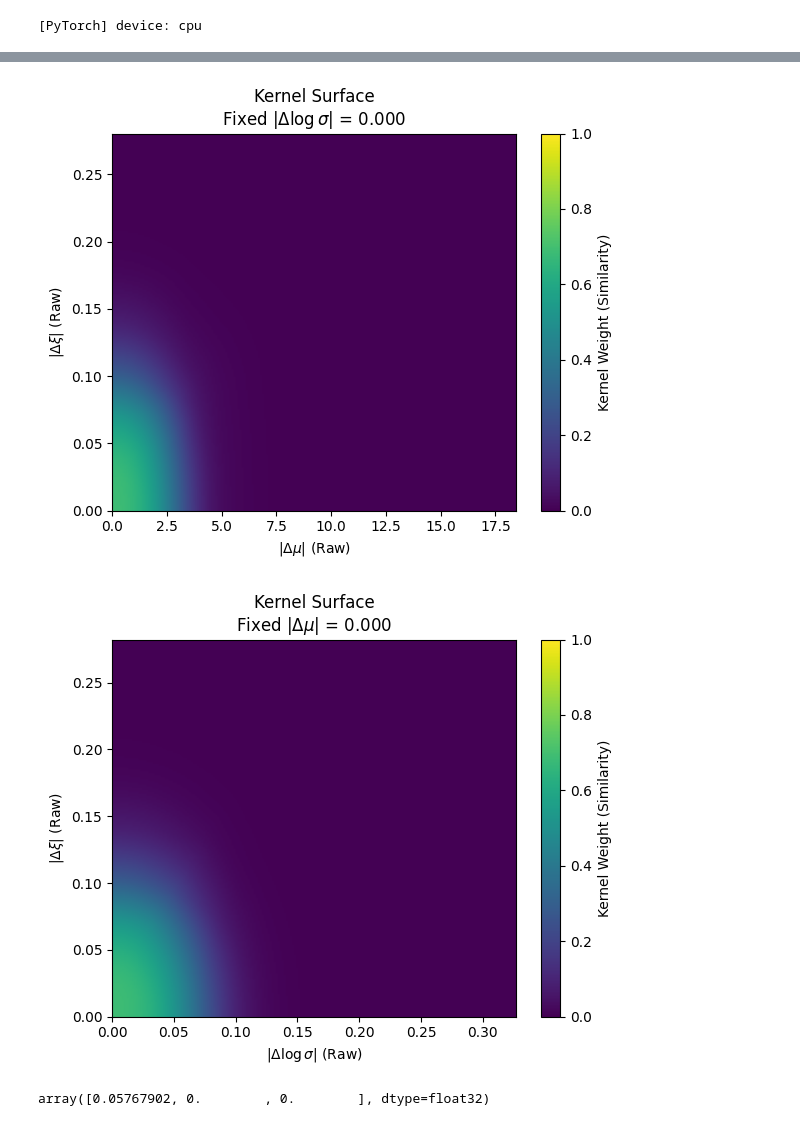
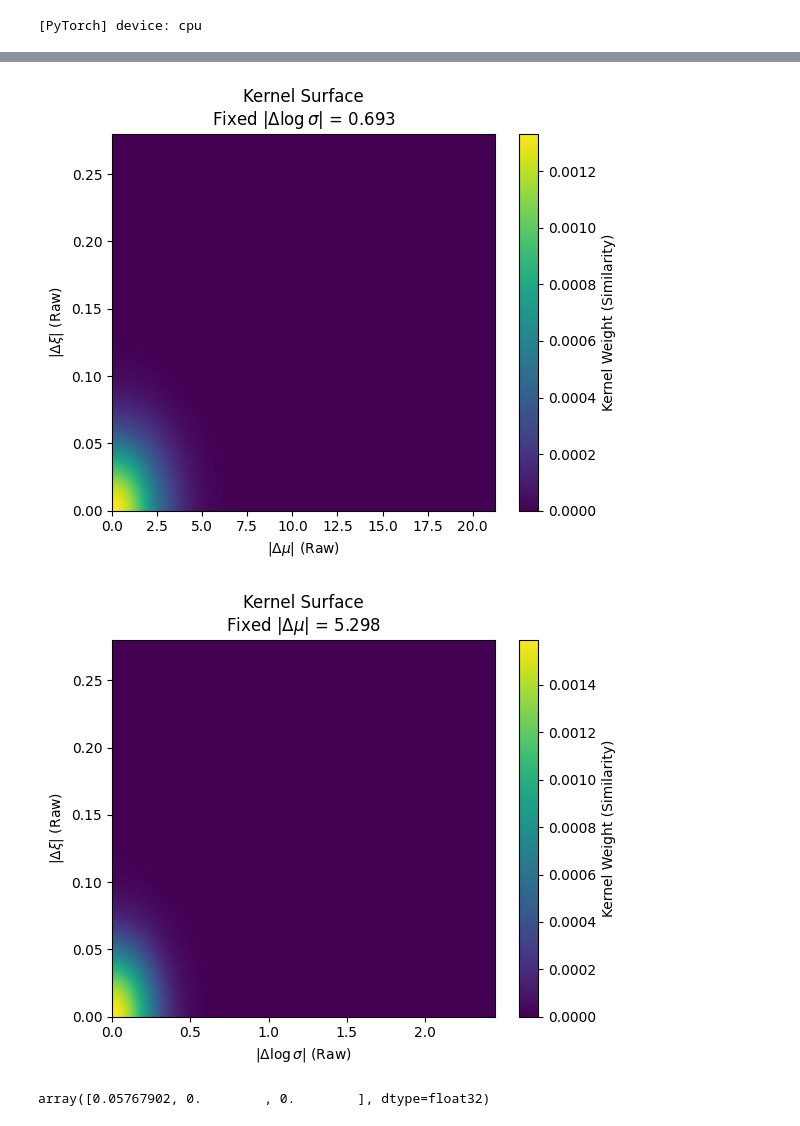
Before and after one commit to RPGSynth/EVT_Univariate, a Jupyter notebook: EVT_Classes/SIM/sim.ipynb, the cells around one changed output, grey strips where cells are left out. Cells and saved outputs as stored; diff of their text form; code cells hidden in the pictures.

Commit message:
Huge change to sim
Cleaner sim code, Cleaner notebook
Lots of untractable small changes
+ switch to a logit + softmax approach

```diff
--- a/EVT_Classes/SIM/sim.ipynb
+++ b/EVT_Classes/SIM/sim.ipynb
@@ -113,0 +108,15 @@ print(teacher["ok_mask"].shape)
+# %%
+# === Marginal fit fields at t = 35: μ_hat, σ_hat, ξ_hat ===
+t_plot = 35
+extent = (meta["x"].min(), meta["x"].max(), meta["y"].min(), meta["y"].max()) if {"x","y"} <= set(meta) else None
+
+fields = [teacher["mu_hat"][t_plot], teacher["sigma_hat"][t_plot], teacher["xi_hat"][t_plot]]
+titles = [r"$\mu_{\hat{}}$", r"$\sigma_{\hat{}}$", r"$\xi_{\hat{}}$"]
+
+fig, axes = plt.subplots(1, 3, figsize=(14, 4))
+for ax, f, title in zip(axes, fields, titles):
+    im = ax.imshow(f, origin="lower", extent=extent, cmap="YlGnBu")
+    ax.set_title(f"{title} @ t={t_plot}")
+    plt.colorbar(im, ax=ax, shrink=0.8)
+plt.tight_layout()
+plt.show()
@@ -1520,8 +640,8 @@ def build_splits(
             },
         }
 
-splits_st = build_splits(data, mu_hat, sig_hat, xi_hat, ok_mask=ok_mask, mode="space-time")
-splits_t  = build_splits(data, mu_hat, sig_hat, xi_hat, ok_mask=ok_mask, mode="time")
+splits_st = build_splits(data, teacher["mu_hat"], teacher["sigma_hat"], teacher["xi_hat"], ok_mask=teacher["ok_mask"], mode="space-time",test_size=0.05)
+splits_t  = build_splits(data, teacher["mu_hat"], teacher["sigma_hat"], teacher["xi_hat"], ok_mask=teacher["ok_mask"], mode="time",test_size=0.05)
 y_tr = splits_st["train"]["y"]
 y_tr.shape
 # %% [output]
@@ -1700,11 +834,11 @@ print(f"[scales] med |Δμ|={float(mu_scale):.6f} | med |Δlogσ|={float(logsig_
 
 # ============================ training with ESS-based early stop ============================
 K_SAMPLES         = 1000
-epochs            = 60
+epochs            = 30
 batch_size        = 206
 lr                = 1e-4
 patience          = 300
-ESS_MIN_THRESHOLD = 75
+ESS_MIN_THRESHOLD = 20
 ESS_SAMPLE_SIZE   = 250
 
 net   = DynamicWeightNet(in_dim=3).to(device)
@@ -1794,9 +928,10 @@ for epoch in range(1, epochs + 1):
         M = int(min(ESS_SAMPLE_SIZE, N))
         sample_q = torch.randperm(N, device=device)[:M]                 # (M,)
         sample_i = sample_uniform_partners(sample_q, K_SAMPLES, N)      # (M,K)
-        Xs, mk_shape = _build_features(sample_q, sample_i)              # (M*K,3), (M,K)
-        W_s = net(Xs).view(mk_shape)                                    # (M,K)
-        mean_ess = float(torch.mean(ess_rows_from_raw(W_s)).item())
+        Xs, mk_shape = _build_features(sample_q, sample_i)
+        logits_s = net(Xs).view(mk_shape)
+        W_s = torch.softmax(logits_s / net.tau, dim=1)  # apply same tau
+        mean_ess = float(ess_rows_from_raw(W_s).mean().item())
 
     train_loss_hist.append(avg_train_loss)
     ess_hist.append(mean_ess)
@@ -2947,8 +1656,10 @@ def plot_kernel_heatmap(
         feats["xi"]
     ], dim=-1).reshape(-1, 3)
 
-    # --- 7. Forward Pass ---
-    W = dynamic_net(X_in).reshape(ny, nx).detach().cpu().numpy()
+    # --- 7. Forward Pass (logits -> weights with tau) ---
+    logits = dynamic_net(X_in).reshape(-1)
+    tau = getattr(dynamic_net, "tau", 1.0)
+    W = torch.softmax(logits / tau, dim=0).reshape(ny, nx).cpu().numpy()
 
     # --- 8. Plot ---
     labels = {
@@ -2960,7 +1671,7 @@ def plot_kernel_heatmap(
     plt.figure(figsize=(6, 5))
     extent = [0.0, x_max, 0.0, y_max]
 
-    plt.imshow(W, origin='lower', aspect='auto', extent=extent, cmap='viridis', vmin=0, vmax=1)
+    plt.imshow(W, origin='lower', aspect='auto', extent=extent, cmap='viridis')
     cbar = plt.colorbar()
     cbar.set_label("Kernel Weight (Similarity)")
 
@@ -2982,7 +1693,7 @@ plot_kernel_heatmap(
     xi_scale=xi_scale,
     x_axis="mu",
     y_axis="logsigma",
-    fixed={"xi": "zero"},         # Slice through the "average" Xi difference
+    fixed={"xi": "0"},         # Slice through the "average" Xi difference
     squared=True
 )
 plot_kernel_heatmap(
@@ -2995,7 +1706,7 @@ plot_kernel_heatmap(
     xi_scale=xi_scale,
     x_axis="mu",
     y_axis="xi",
-    fixed={"logsigma": "zero"},         # Slice through the "average" Xi difference
+    fixed={"logsigma": "median"},         # Slice through the "average" Xi difference
     squared=True
 )
 plot_kernel_heatmap(
@@ -3008,7 +1719,7 @@ plot_kernel_heatmap(
     xi_scale=xi_scale,
     x_axis="logsigma",
     y_axis="xi",
-    fixed={"mu": "zero"},         # Slice through the "average" Xi difference
+    fixed={"mu": "median"},         # Slice through the "average" Xi difference
     squared=True
 )
 # %% [output]
@@ -3016,5 +1727,5 @@ plot_kernel_heatmap(
-[figure, old version]
+[figure, new version]
-[figure, old version]
+[figure, new version]
 # %%
 def kernel_features_pair(meta, i, j, pi, pj,
                          mu_scale, logsig_scale, xi_scale,
```
Also changed, not shown: parts of 28 cells of this notebook, 7 other files.
